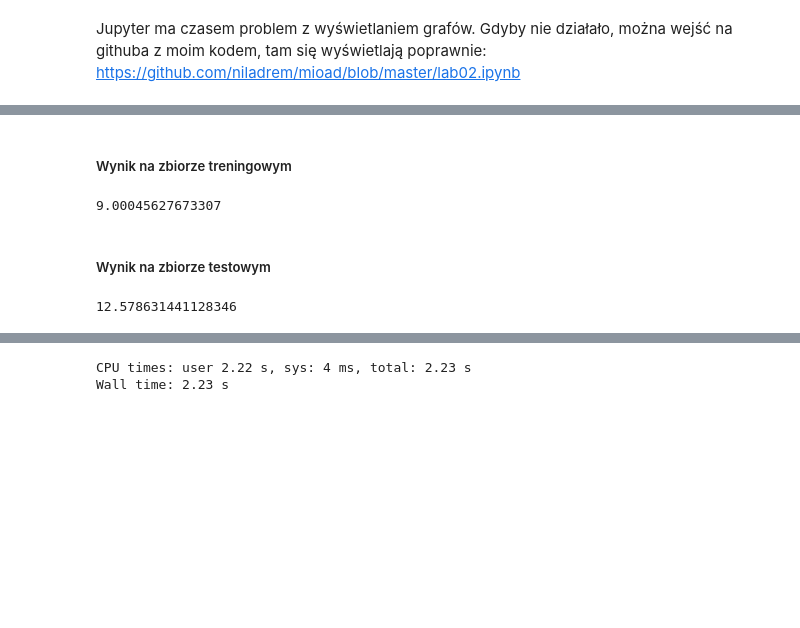
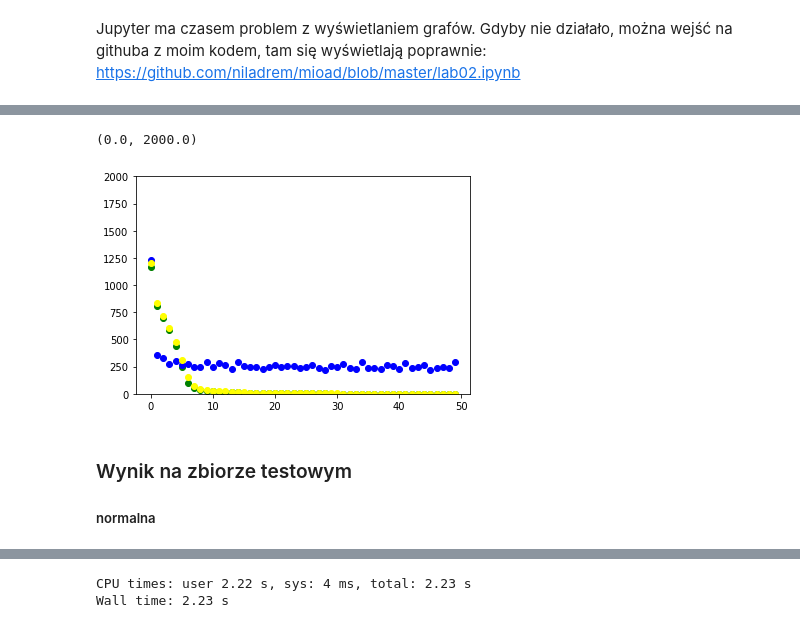
Before and after one commit to niladrem/mioad, a Jupyter notebook: lab03.ipynb, the cells around one changed output, grey strips where cells are left out. Drawn from its saved outputs; the diff is of its cells as text; code cells hidden in the pictures; blank space fills up the shorter version.

```diff
--- a/lab03.ipynb
+++ b/lab03.ipynb
@@ -334,0 +365,8 @@ g
+# %%
+plt.scatter(range(len(momentum_err)), momentum_err, color='green')
+plt.scatter(range(len(rmsprop_err)), rmsprop_err, color='blue')
+plt.scatter(range(len(normal_err)), normal_err, color='yellow')
+plt.ylim(0, 2000)
+# %% [output]
+(0.0, 2000.0)
+[figure, added]
@@ -335,14 +378,3 @@ g
 # %% [markdown]
-##### Wynik na zbiorze treningowym
+### Wynik na zbiorze testowym
+##### normalna
-# %%
-metrics.mean_absolute_error(train_df['y'], y_pred)
-# %% [output]
-9.00045627673307
-# %% [markdown]
-##### Wynik na zbiorze testowym
-# %%
-y_pred = mlp.predict(np.expand_dims(test_df['x'], 1))
-y_pred = np.squeeze(y_pred)
-metrics.mean_absolute_error(test_df['y'], y_pred)
-# %% [output]
-12.578631441128346
```
Also changed, not shown: parts of 15 cells of this notebook.
